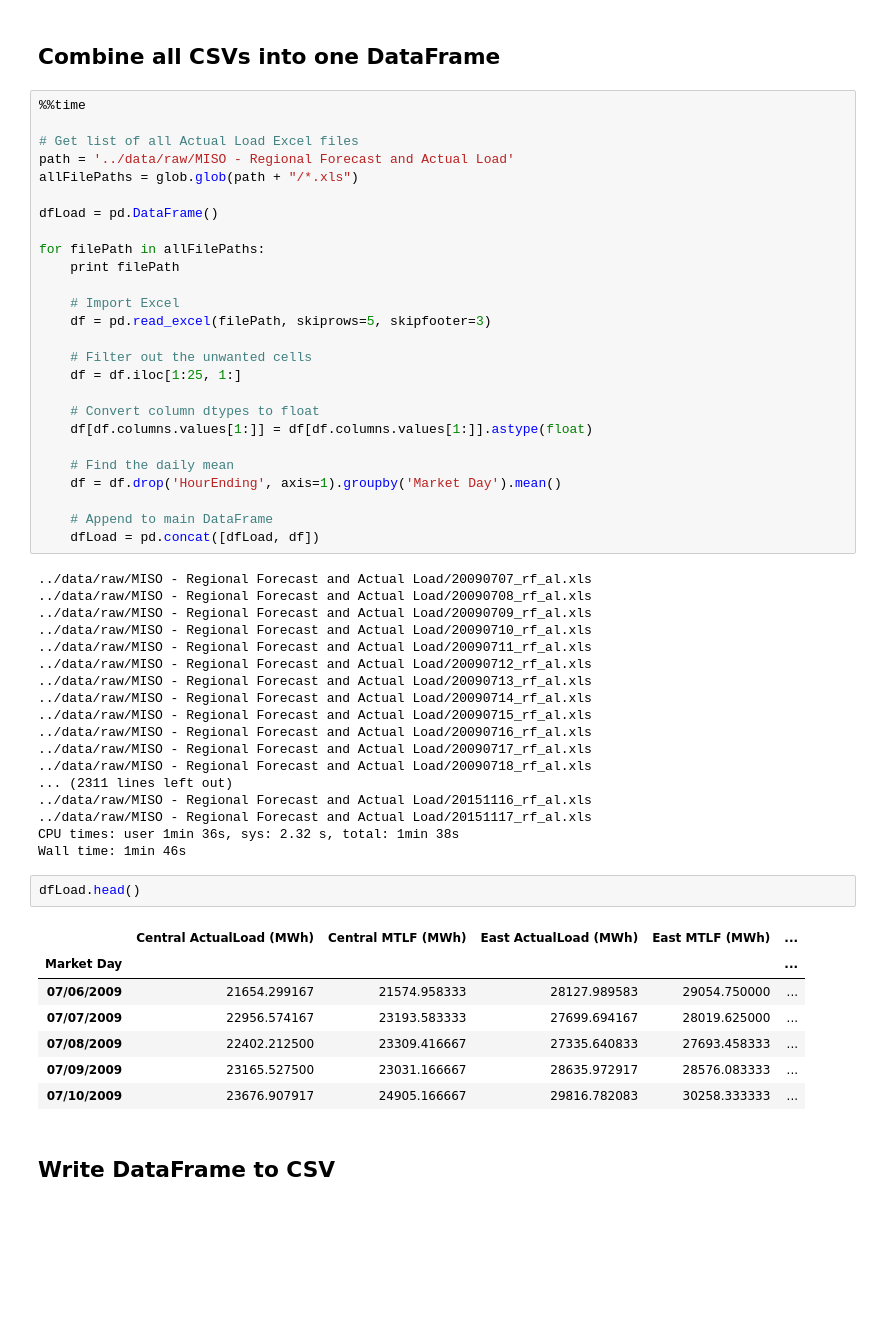
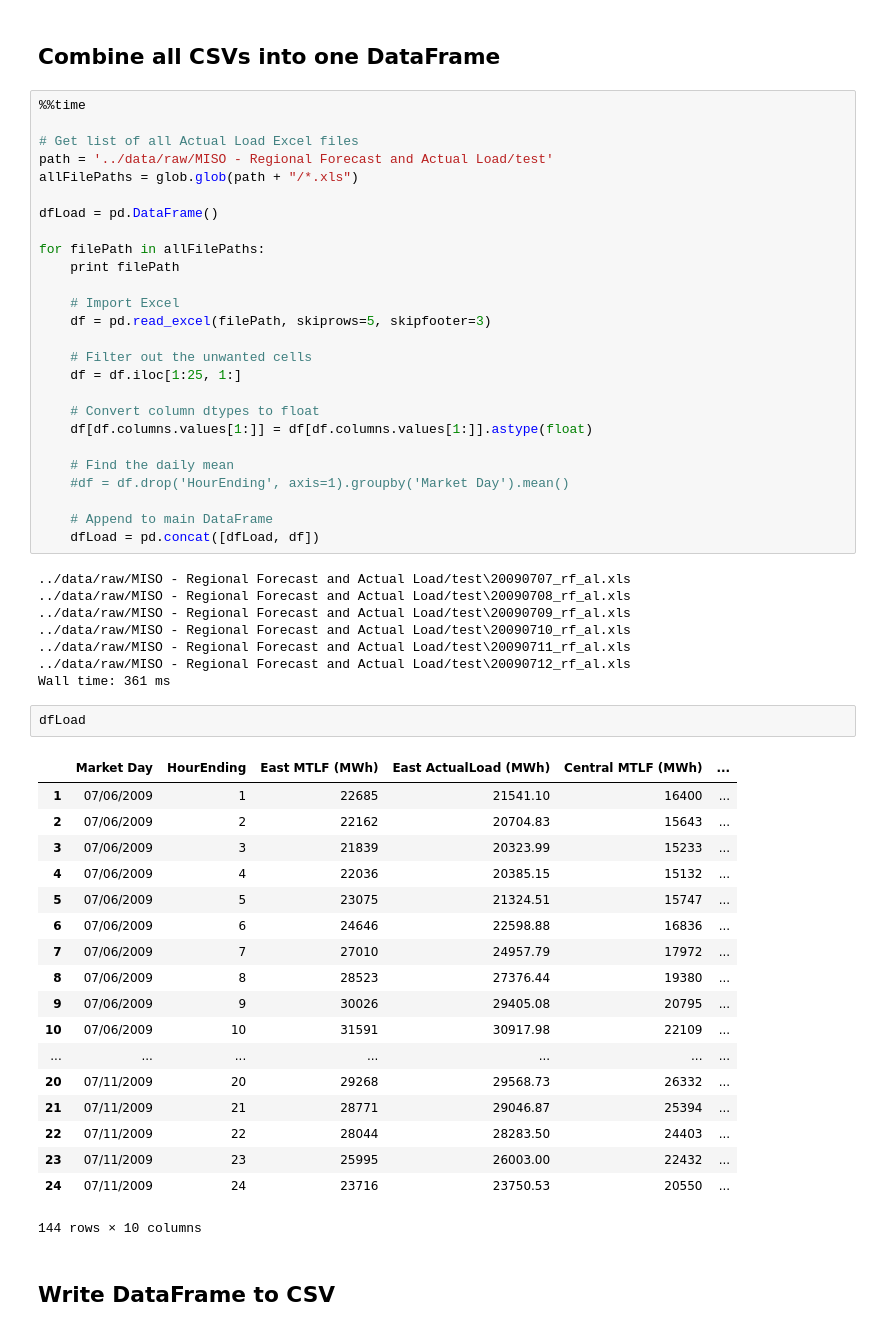
Before and after one commit to dannychua/Electricity-Price-Predictor, a Jupyter notebook: 1. Data Wrangling - MISO/Demand.ipynb, the cells around one changed output. Drawn from its saved outputs; the diff is of its cells as text; blank space fills up the shorter version.

```diff
--- a/1. Data Wrangling - MISO/Demand.ipynb
+++ b/1. Data Wrangling - MISO/Demand.ipynb
@@ -7,7 +7,7 @@ import pandas as pd
 %%time
 
 # Get list of all Actual Load Excel files
-path = '../data/raw/MISO - Regional Forecast and Actual Load'
+path = '../data/raw/MISO - Regional Forecast and Actual Load/test'
 allFilePaths = glob.glob(path + "/*.xls")
 
 dfLoad = pd.DataFrame()
@@ -25,38 +25,39 @@ for filePath in allFilePaths:
     df[df.columns.values[1:]] = df[df.columns.values[1:]].astype(float)
 
     # Find the daily mean
-    df = df.drop('HourEnding', axis=1).groupby('Market Day').mean()
+    #df = df.drop('HourEnding', axis=1).groupby('Market Day').mean()
 
     # Append to main DataFrame
     dfLoad = pd.concat([dfLoad, df])
 # %% [output]
-../data/raw/MISO - Regional Forecast and Actual Load/20090707_rf_al.xls
-../data/raw/MISO - Regional Forecast and Actual Load/20090708_rf_al.xls
-../data/raw/MISO - Regional Forecast and Actual Load/20090709_rf_al.xls
-../data/raw/MISO - Regional Forecast and Actual Load/20090710_rf_al.xls
-../data/raw/MISO - Regional Forecast and Actual Load/20090711_rf_al.xls
-../data/raw/MISO - Regional Forecast and Actual Load/20090712_rf_al.xls
-../data/raw/MISO - Regional Forecast and Actual Load/20090713_rf_al.xls
-../data/raw/MISO - Regional Forecast and Actual Load/20090714_rf_al.xls
-../data/raw/MISO - Regional Forecast and Actual Load/20090715_rf_al.xls
-../data/raw/MISO - Regional Forecast and Actual Load/20090716_rf_al.xls
-../data/raw/MISO - Regional Forecast and Actual Load/20090717_rf_al.xls
-../data/raw/MISO - Regional Forecast and Actual Load/20090718_rf_al.xls
-... (2311 lines left out)
-../data/raw/MISO - Regional Forecast and Actual Load/20151116_rf_al.xls
-../data/raw/MISO - Regional Forecast and Actual Load/20151117_rf_al.xls
-CPU times: user 1min 36s, sys: 2.32 s, total: 1min 38s
-Wall time: 1min 46s
+../data/raw/MISO - Regional Forecast and Actual Load/test\20090707_rf_al.xls
+../data/raw/MISO - Regional Forecast and Actual Load/test\20090708_rf_al.xls
+../data/raw/MISO - Regional Forecast and Actual Load/test\20090709_rf_al.xls
+../data/raw/MISO - Regional Forecast and Actual Load/test\20090710_rf_al.xls
+../data/raw/MISO - Regional Forecast and Actual Load/test\20090711_rf_al.xls
+../data/raw/MISO - Regional Forecast and Actual Load/test\20090712_rf_al.xls
+Wall time: 361 ms
 # %%
-dfLoad.head()
+dfLoad
 # %% [output]
-|  | Central ActualLoad (MWh) | Central MTLF (MWh) | East ActualLoad (MWh) | East MTLF (MWh) | ... |
-| Market Day |  |  |  |  | ... |
-| 07/06/2009 | 21654.299167 | 21574.958333 | 28127.989583 | 29054.750000 | ... |
-| 07/07/2009 | 22956.574167 | 23193.583333 | 27699.694167 | 28019.625000 | ... |
-| 07/08/2009 | 22402.212500 | 23309.416667 | 27335.640833 | 27693.458333 | ... |
-| 07/09/2009 | 23165.527500 | 23031.166667 | 28635.972917 | 28576.083333 | ... |
-| 07/10/2009 | 23676.907917 | 24905.166667 | 29816.782083 | 30258.333333 | ... |
+|  | Market Day | HourEnding | East MTLF (MWh) | East ActualLoad (MWh) | Central MTLF (MWh) | ... |
+| 1 | 07/06/2009 | 1 | 22685 | 21541.10 | 16400 | ... |
+| 2 | 07/06/2009 | 2 | 22162 | 20704.83 | 15643 | ... |
+| 3 | 07/06/2009 | 3 | 21839 | 20323.99 | 15233 | ... |
+| 4 | 07/06/2009 | 4 | 22036 | 20385.15 | 15132 | ... |
+| 5 | 07/06/2009 | 5 | 23075 | 21324.51 | 15747 | ... |
+| 6 | 07/06/2009 | 6 | 24646 | 22598.88 | 16836 | ... |
+| 7 | 07/06/2009 | 7 | 27010 | 24957.79 | 17972 | ... |
+| 8 | 07/06/2009 | 8 | 28523 | 27376.44 | 19380 | ... |
+| 9 | 07/06/2009 | 9 | 30026 | 29405.08 | 20795 | ... |
+| 10 | 07/06/2009 | 10 | 31591 | 30917.98 | 22109 | ... |
+| ... | ... | ... | ... | ... | ... | ... |
+| 20 | 07/11/2009 | 20 | 29268 | 29568.73 | 26332 | ... |
+| 21 | 07/11/2009 | 21 | 28771 | 29046.87 | 25394 | ... |
+| 22 | 07/11/2009 | 22 | 28044 | 28283.50 | 24403 | ... |
+| 23 | 07/11/2009 | 23 | 25995 | 26003.00 | 22432 | ... |
+| 24 | 07/11/2009 | 24 | 23716 | 23750.53 | 20550 | ... |
+144 rows × 10 columns
 # %% [markdown]
 ## Write DataFrame to CSV
 # %%
```
Also changed, not shown: 14 other files.
